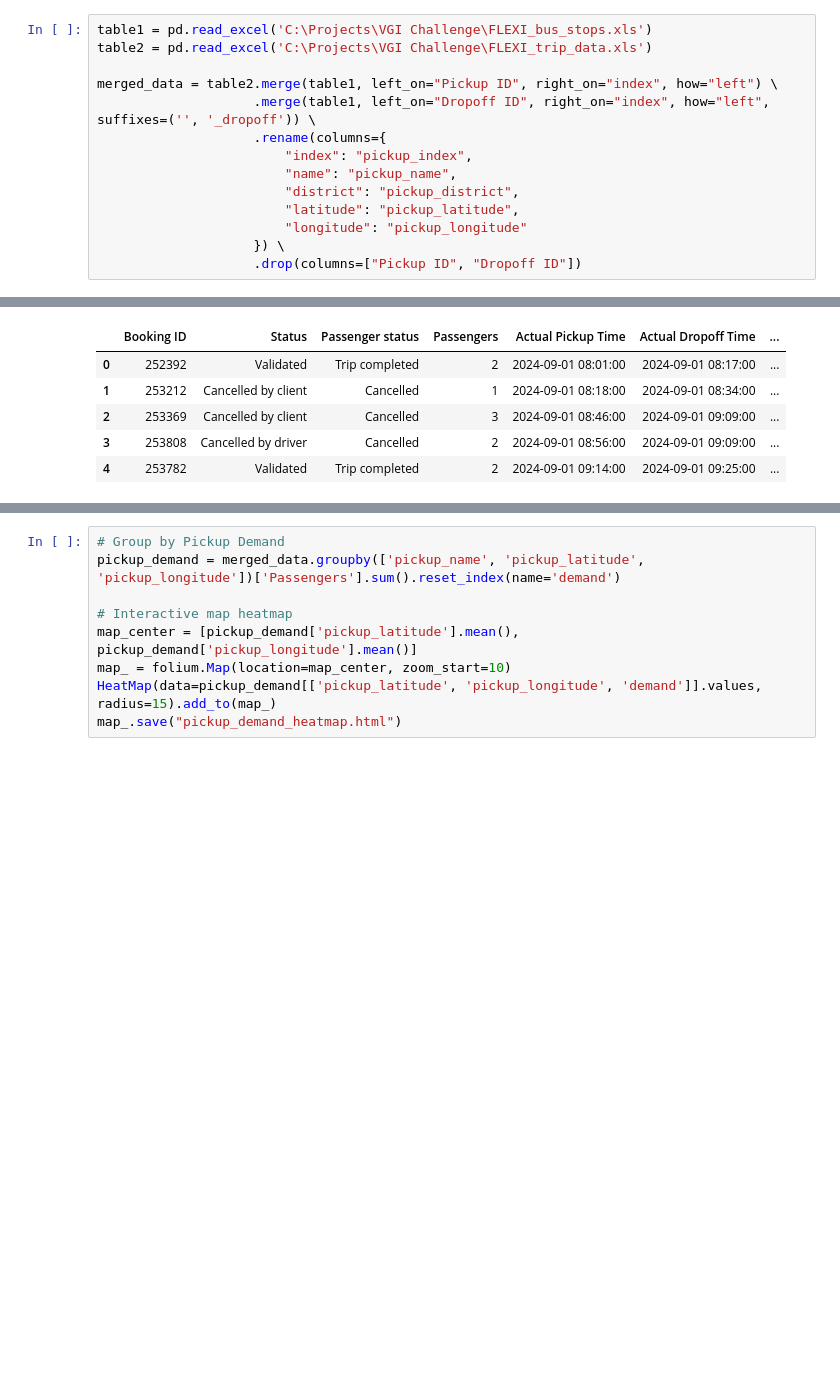
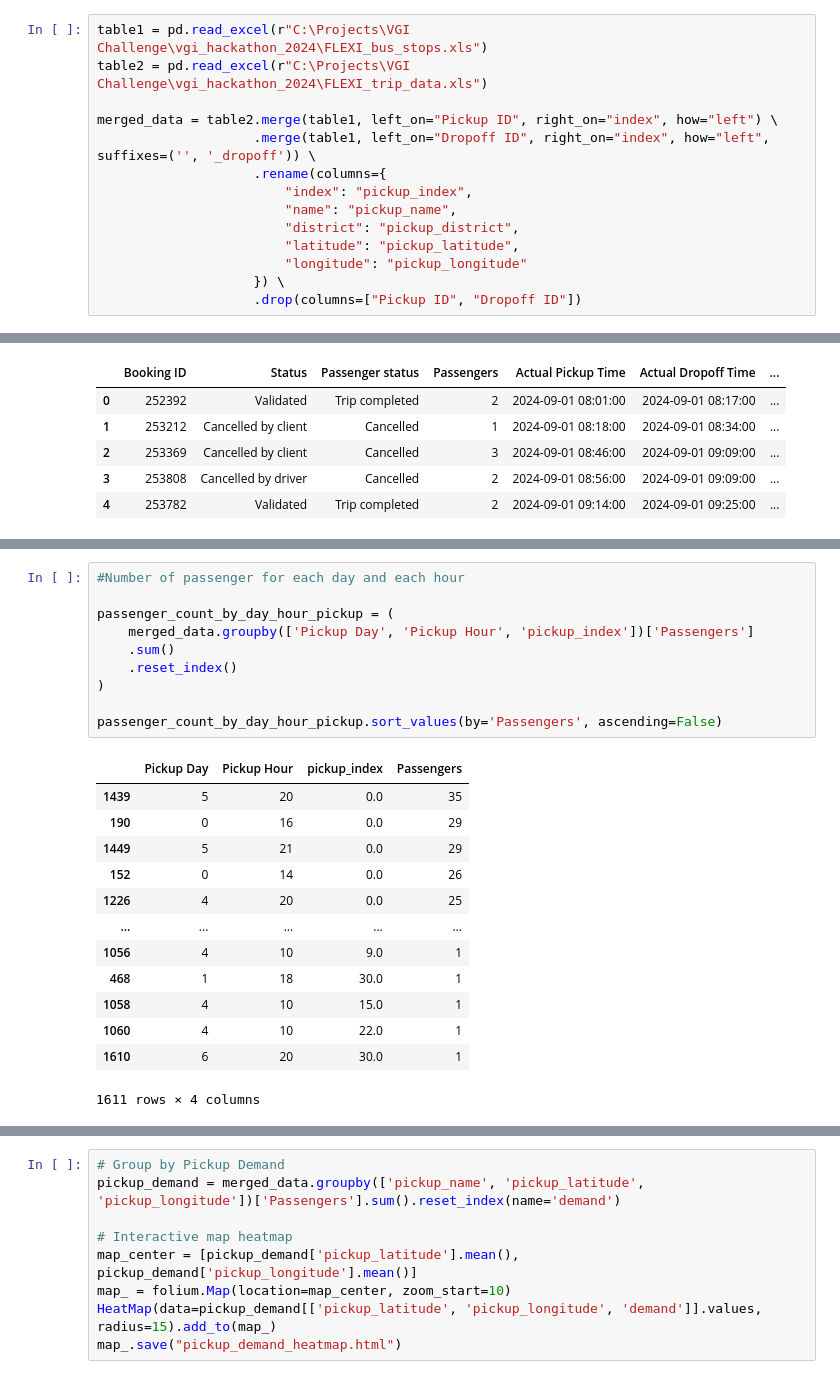
Before and after one commit to nairjayesh/vgi_hackathon_2024, a Jupyter notebook: data.ipynb, the cells around one changed output, grey strips where cells are left out. Cells and saved outputs as stored; diff of their text form; blank space fills up the shorter version.

Commit message:
Add different data extraction

```diff
--- a/data.ipynb
+++ b/data.ipynb
@@ -8,8 +9,8 @@ import plotly.express as px
 # %% [markdown]
 ##### Join two datasets and have pickup and drop off details with lat/lon
 # %%
-table1 = pd.read_excel('C:\Projects\VGI Challenge\FLEXI_bus_stops.xls')
-table2 = pd.read_excel('C:\Projects\VGI Challenge\FLEXI_trip_data.xls')
+table1 = pd.read_excel(r"C:\Projects\VGI Challenge\vgi_hackathon_2024\FLEXI_bus_stops.xls")
+table2 = pd.read_excel(r"C:\Projects\VGI Challenge\vgi_hackathon_2024\FLEXI_trip_data.xls")
 
 merged_data = table2.merge(table1, left_on="Pickup ID", right_on="index", how="left") \
                     .merge(table1, left_on="Dropoff ID", right_on="index", how="left", suffixes=('', '_dropoff')) \
@@ -58,0 +101,24 @@ merged_data.head()
+# %%
+#Number of passenger for each day and each hour
+
+passenger_count_by_day_hour_pickup = (
+    merged_data.groupby(['Pickup Day', 'Pickup Hour', 'pickup_index'])['Passengers']
+    .sum()
+    .reset_index()
+)
+
+passenger_count_by_day_hour_pickup.sort_values(by='Passengers', ascending=False)
+# %% [output]
+|  | Pickup Day | Pickup Hour | pickup_index | Passengers |
+| 1439 | 5 | 20 | 0.0 | 35 |
+| 190 | 0 | 16 | 0.0 | 29 |
+| 1449 | 5 | 21 | 0.0 | 29 |
+| 152 | 0 | 14 | 0.0 | 26 |
+| 1226 | 4 | 20 | 0.0 | 25 |
+| ... | ... | ... | ... | ... |
+| 1056 | 4 | 10 | 9.0 | 1 |
+| 468 | 1 | 18 | 30.0 | 1 |
+| 1058 | 4 | 10 | 15.0 | 1 |
+| 1060 | 4 | 10 | 22.0 | 1 |
+| 1610 | 6 | 20 | 30.0 | 1 |
+1611 rows × 4 columns
```
Also changed, not shown: parts of 4 cells of this notebook.
